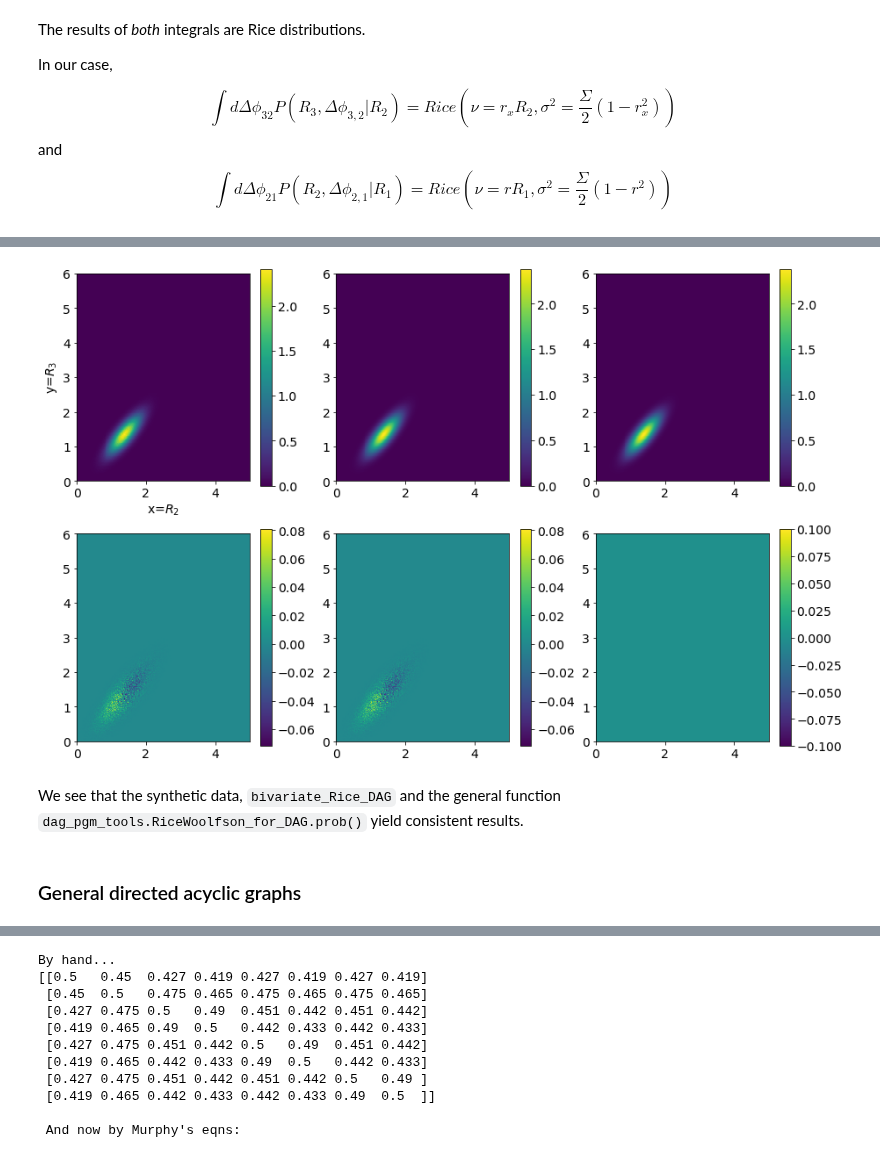
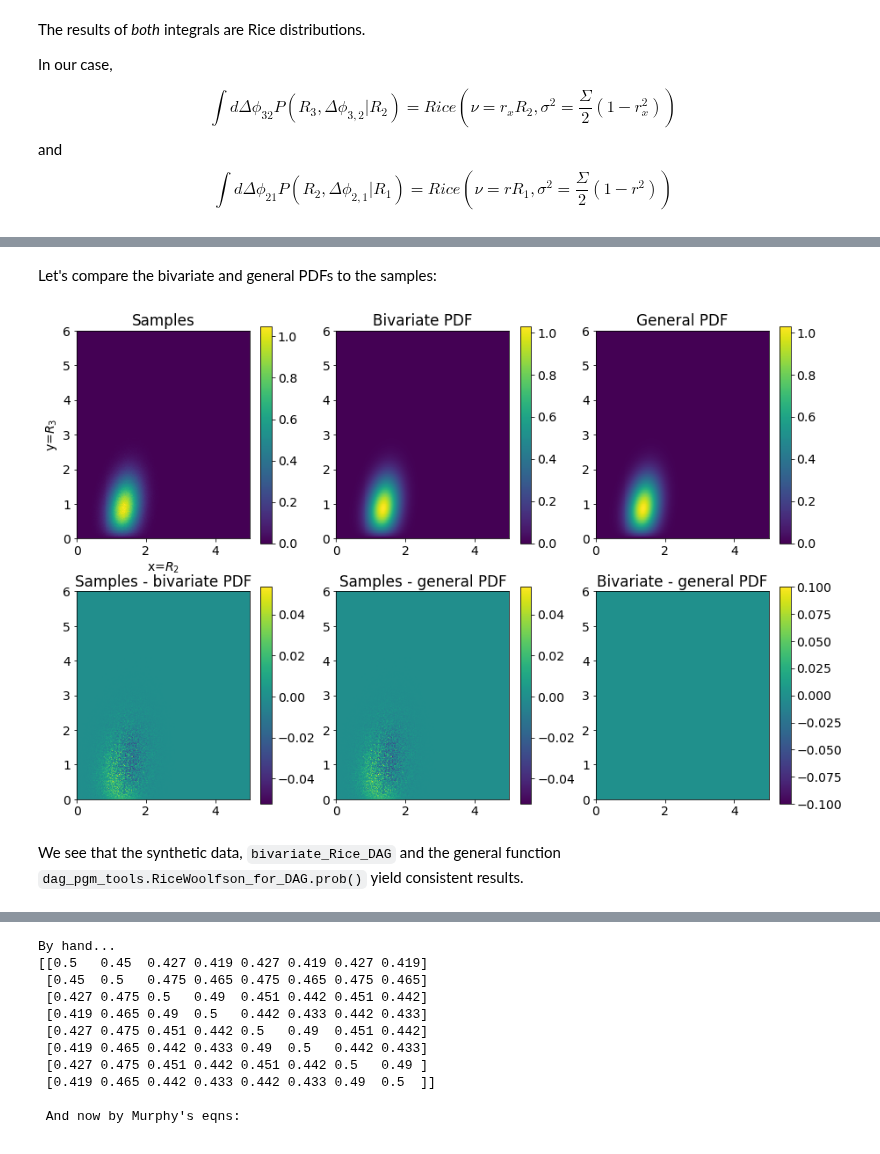
Before and after one commit to Hekstra-Lab/dw, a Jupyter notebook: 8_DAG_PGM_structure_factor_distributions.ipynb, the cells around one changed output, grey strips where cells are left out. Drawn from its saved outputs; the diff is of its cells as text; code cells hidden in the pictures.

````diff
--- a/8_DAG_PGM_structure_factor_distributions.ipynb
+++ b/8_DAG_PGM_structure_factor_distributions.ipynb
@@ -85,20 +86,21 @@ $$
 # %% [markdown]
 #### example calculations...
 # %%
-rng = default_rng()
-r   = 0.9
-rx  = 0.95
-R1  = np.asarray([1.5,1.5,0,0])       # unconditional: value of R1
-mean = np.array([r,r*rx,r,r*rx])*R1   # conditional means of components of E2 and E3
-cov = 0.5*\
+rng  = default_rng()
+r    = 0.9
+rx   = 0.5
+R1   = np.asarray([1.5,1.5,0,0])       # unconditional: value of R1 (organized as E_2x,E_3x,E_2y,E_3y)
+mean = np.array([r,r*rx,r,r*rx])*R1    # conditional means of components of E2 and E3
+cov  = 0.5*\
     np.asarray([[ 1-r**2    , rx*(1-r**2),  0,           0          ],\
                 [rx*(1-r**2), 1-rx**2*r**2, 0,           0          ],\
                 [0,           0,            1 -r**2,     rx*(1-r**2)],\
                 [0,           0,            rx*(1-r**2), 1-rx**2*r**2]])
 # %%
-vals = rng.multivariate_normal(mean,cov,10000000)
-R2_sq=vals[:,0]**2 + vals[:,2]**2
-R3_sq=vals[:,1]**2 + vals[:,3]**2
+n_samples = 10000000
+vals   = rng.multivariate_normal(mean,cov,n_samples)
+R2_sq  = vals[:,0]**2 + vals[:,2]**2
+R3_sq  = vals[:,1]**2 + vals[:,3]**2
 R2_abs = np.sqrt(R2_sq)
 R3_abs = np.sqrt(R3_sq)
 # print(np.cov(np.transpose(vals)))
@@ -182,9 +193,8 @@ def bivariate_Rice_DAG(R1, R2, R3, Sigma=1, r=r, rx=rx):
 
     return rice.pdf(R3, b=b_32, scale=scale_32)*rice.pdf(R2, b=b_21, scale=scale_21)
 # %%
-nx, ny = (200,300)
-x_max = 5
-y_max = 6
+nx, ny       = (200,300)
+x_max, y_max = (5, 6)
 xbase  = np.linspace(0.001, x_max, nx)
 ybase  = np.linspace(0.001, y_max, ny)
 xx,yy  = np.meshgrid(xbase, ybase)
@@ -217,12 +228,11 @@ root_R=R1[0]
 # %%
-nx, ny = (200,300)
-x_max = 5
-y_max = 6
+nx, ny       = (200,300)
+x_max, y_max = (5, 6)
 xbase  = np.linspace(0.001, x_max, nx)
 ybase  = np.linspace(0.001, y_max, ny)
 xx,yy  = np.meshgrid(xbase, ybase)
+y_in   = np.transpose(np.array([np.transpose(xx).flatten(), np.transpose(yy).flatten()]))
 print(xx.shape)
-y_in   = np.transpose(np.array([np.transpose(xx).flatten(), np.transpose(yy).flatten()]))
 print(y_in.shape)
 
 t1_start = perf_counter()
@@ -230,7 +240,7 @@ result_2 = dag_pgm_tools.RiceWoolfson_for_DAG(list_of_nodes, list_of_edges, root
                                               root_R=root_R, root_rDW=None, Sigma=1, centric=False\
                                              ).prob(np.concatenate((np.zeros((y_in.shape[0],1)), y_in),axis=1))
 result_2 = result_2.reshape(nx,ny)
-print(result_2.shape)
+# print(result_2.shape)
 t1_end = perf_counter()
 
 print(f"Elapsed time: {t1_end-t1_start:.3} s")
@@ -244,4 +253,6 @@ Elapsed time: 0.0329 s
 Integrated probability density: 0.992
+# %% [markdown]
+Let's compare the bivariate and general PDFs to the samples:
 # %%
 (xmax,ymax) = (x_max,y_max)
 xedges = np.linspace(0,xmax,nx+1)
@@ -250,41 +261,39 @@ Hx_emp, xedges, yedges = np.histogram2d(R2_abs, R3_abs, bins=(xedges, yedges),de
 
 # Since the axes of these plots drive me a nuts, a positive control using [yplot.hist2d.
 # In addition, I made the 2D histograms below asymmetric in dimension (remove "extent=[]" to see that),
 # and validated labels using 1D histograms above.
 # fig,ax=plt.subplots()
 # ax.hist2d(R2_abs, R3_abs,bins=50,range=[[0,xmax],[0,ymax]])
 # ax.set_aspect('equal')
 # ax.set_xlabel(r"$R_2$"); ax.set_ylabel(r"$R_3$")
 # plt.show()
 
 plt.figure(figsize=(15,10))
 plt.subplot(2,3,1)
 plt.imshow(Hx_emp.T, interpolation='none',origin='lower', extent=[0,xmax,0,ymax])
 plt.xlabel(r"x=$R_2$"); plt.ylabel(r"y=$R_3$")
-plt.colorbar();
+plt.title("Samples"); plt.colorbar();
 
 plt.subplot(2,3,2)
 plt.imshow(result.T, interpolation='none',origin='lower', extent=[0,xmax,0,ymax]) #
-plt.colorbar()
+plt.title("Bivariate PDF"); plt.colorbar()
 
 plt.subplot(2,3,3)
 plt.imshow(result_2.T, interpolation='none',origin='lower', extent=[0,xmax,0,ymax]) #
-plt.colorbar()
+plt.title("General PDF"); plt.colorbar()
 
 plt.subplot(2,3,4)
 plt.imshow((Hx_emp-result).T, interpolation='none',origin='lower', extent=[0,xmax,0,ymax])
-plt.colorbar();
+plt.title("Samples - bivariate PDF"); plt.colorbar();
 
 plt.subplot(2,3,5)
 plt.imshow((Hx_emp-result_2).T, interpolation='none',origin='lower', extent=[0,xmax,0,ymax])
-plt.colorbar();
+plt.title("Samples - general PDF"); plt.colorbar();
 
 plt.subplot(2,3,6)
 plt.imshow((result-result_2).T, interpolation='none',origin='lower', extent=[0,xmax,0,ymax])
-plt.colorbar(); plt.show()
+plt.title("Bivariate - general PDF"); plt.colorbar(); plt.show()
 # %% [output]
-[figure, old version]
+[figure, new version]
 # %% [markdown]
 We see that the synthetic data, ```bivariate_Rice_DAG``` and the general function ```dag_pgm_tools.RiceWoolfson_for_DAG.prob()``` yield consistent results.
-# %% [markdown]
-### General directed acyclic graphs
````
Also changed, not shown: parts of 37 cells of this notebook, 5 other files.
